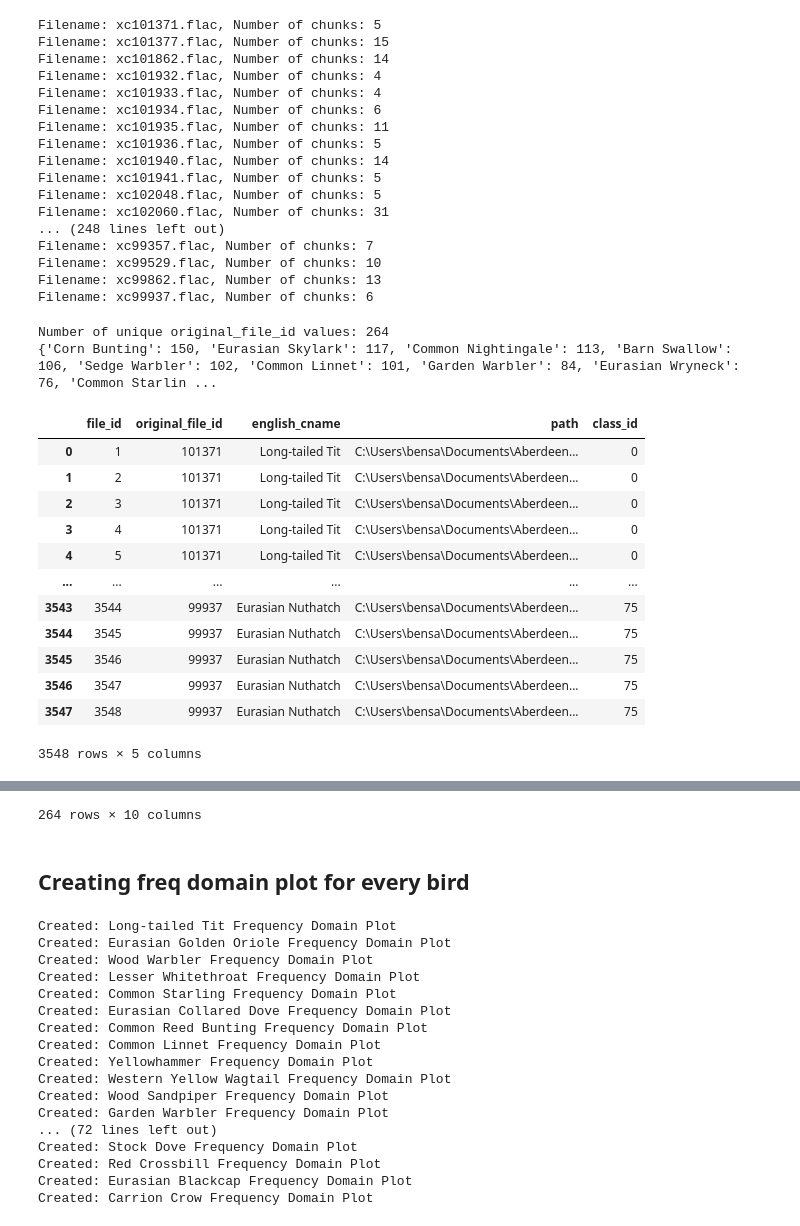
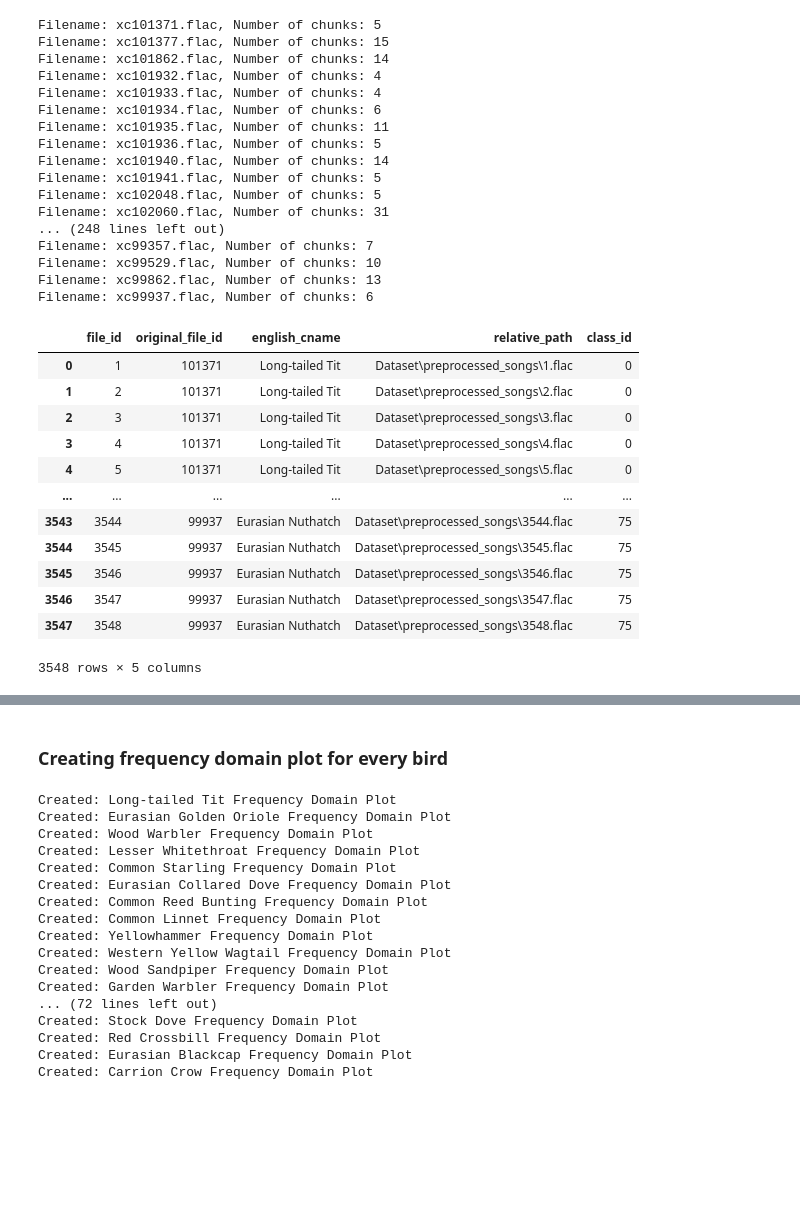
Before and after one commit to Ben-Temming/BirdClassification, a Jupyter notebook: DataPreprocessing.ipynb, the cells around one changed output, grey strips where cells are left out. Cells and saved outputs as stored; diff of their text form; code cells hidden in the pictures; blank space fills up the shorter version.

```diff
--- a/DataPreprocessing.ipynb
+++ b/DataPreprocessing.ipynb
@@ -25,7 +19,8 @@ from utils import *
 current_dir = os.getcwd()
 songs_path = os.path.join(current_dir, "Dataset\\songs\\songs")
 spectrograms_path = os.path.join(current_dir, "Dataset\\spectrograms")
-preprocessed_songs_path = os.path.join(current_dir, "Dataset\\preprocessed_songs")
+relative_proccessed_song_path = "Dataset\\preprocessed_songs" #needed to save the relative paths of the preprocessed audio files
+preprocessed_songs_path = os.path.join(current_dir, relative_proccessed_song_path)
 # %%
 #load the metadata dataframe
 file_name = "Dataset\\birdsong_metadata.csv"
@@ -164,0 +128,11 @@ relative path, original id, bird species
+# %%
+#load the class id to name mapping
+dict_file_path = "Dataset\\class_id_to_name_mapping.json"
+with open(dict_file_path, "r") as file:
+    load_dict = json.load(file)
+    #convert the keys to integers
+    class_id_to_name_dict = {int(key): value for key, value in load_dict.items()}
+
+#create bird name to class id mappig
+name_to_class_id_dict = {value: key for key, value in class_id_to_name_dict.items()}
+print(name_to_class_id_dict)
@@ -167,7 +143,7 @@ relative path, original id, bird species
 id_list = []
 original_id_list = []
 english_cname_list = []
-path_list = []
+relative_path_list = []
 
 #get all audio files
 audio_files = os.listdir(songs_path)
@@ -199,8 +175,8 @@ for file_name in audio_files:
             original_id_list.append(extracted_number)
             english_cname_list.append(df_birdsongs_metadata.loc[df_birdsongs_metadata['file_id'] == extracted_number,'english_cname'].values[0])
             chunk_file_name = f"{counter}.flac"
-            chunk_path = os.path.join(preprocessed_songs_path, chunk_file_name)
-            path_list.append(chunk_path)
+            relative_chunk_path = os.path.join(relative_proccessed_song_path, chunk_file_name)
+            relative_path_list.append(relative_chunk_path)
 
             #save chunk
             torchaudio.save(chunk_path, waveform_chunk, sample_rate)
@@ -213,16 +189,14 @@ data_dict = {
     "file_id": id_list,
     "original_file_id": original_id_list,
     "english_cname": english_cname_list,
-    "path": path_list,
+    "relative_path": relative_path_list,
 }
 
 #convert the dictionary to a pandas DataFrame
 df_metadata = pd.DataFrame(data_dict)
 
-#assign a unique class id for each bird
-bird_to_class_id = {bird: class_id for class_id, bird in enumerate(df_metadata['english_cname'].unique())}
 #add class id to dataframe
-df_metadata['class_id'] = df_metadata['english_cname'].map(bird_to_class_id)
+df_metadata['class_id'] = df_metadata['english_cname'].map(name_to_class_id_dict)
 
 #save metadata dataframe
 file_name = "Dataset\\metadata.csv"
@@ -247,27 +221,19 @@ Filename: xc99529.flac, Number of chunks: 10
 Filename: xc99862.flac, Number of chunks: 13
 Filename: xc99937.flac, Number of chunks: 6
 # %%
-unique_original_file_id_count = df_metadata['original_file_id'].nunique()
-print(f'Number of unique original_file_id values: {unique_original_file_id_count}')
-print(df_metadata['english_cname'].value_counts().to_dict())
-
 # Display the DataFrame
 display(df_metadata)
-# print(df_birdsongs_metadata.dtypes)
-display(df_birdsongs_metadata)
 # %% [output]
+|  | file_id | original_file_id | english_cname | relative_path | class_id |
+| 0 | 1 | 101371 | Long-tailed Tit | Dataset\preprocessed_songs\1.flac | 0 |
+| 1 | 2 | 101371 | Long-tailed Tit | Dataset\preprocessed_songs\2.flac | 0 |
+| 2 | 3 | 101371 | Long-tailed Tit | Dataset\preprocessed_songs\3.flac | 0 |
+| 3 | 4 | 101371 | Long-tailed Tit | Dataset\preprocessed_songs\4.flac | 0 |
+| 4 | 5 | 101371 | Long-tailed Tit | Dataset\preprocessed_songs\5.flac | 0 |
+| ... | ... | ... | ... | ... | ... |
+| 3543 | 3544 | 99937 | Eurasian Nuthatch | Dataset\preprocessed_songs\3544.flac | 75 |
+| 3544 | 3545 | 99937 | Eurasian Nuthatch | Dataset\preprocessed_songs\3545.flac | 75 |
+| 3545 | 3546 | 99937 | Eurasian Nuthatch | Dataset\preprocessed_songs\3546.flac | 75 |
+| 3546 | 3547 | 99937 | Eurasian Nuthatch | Dataset\preprocessed_songs\3547.flac | 75 |
+| 3547 | 3548 | 99937 | Eurasian Nuthatch | Dataset\preprocessed_songs\3548.flac | 75 |
-Number of unique original_file_id values: 264
-{'Corn Bunting': 150, 'Eurasian Skylark': 117, 'Common Nightingale': 113, 'Barn Swallow': 106, 'Sedge Warbler': 102, 'Common Linnet': 101, 'Garden Warbler': 84, 'Eurasian Wryneck': 76, 'Common Starlin ...
+3548 rows × 5 columns
-|  | file_id | original_file_id | english_cname | path | class_id |
-| 0 | 1 | 101371 | Long-tailed Tit | C:\Users\bensa\Documents\Aberdeen... | 0 |
-| 1 | 2 | 101371 | Long-tailed Tit | C:\Users\bensa\Documents\Aberdeen... | 0 |
-| 2 | 3 | 101371 | Long-tailed Tit | C:\Users\bensa\Documents\Aberdeen... | 0 |
-| 3 | 4 | 101371 | Long-tailed Tit | C:\Users\bensa\Documents\Aberdeen... | 0 |
-| 4 | 5 | 101371 | Long-tailed Tit | C:\Users\bensa\Documents\Aberdeen... | 0 |
-| ... | ... | ... | ... | ... | ... |
-| 3543 | 3544 | 99937 | Eurasian Nuthatch | C:\Users\bensa\Documents\Aberdeen... | 75 |
-| 3544 | 3545 | 99937 | Eurasian Nuthatch | C:\Users\bensa\Documents\Aberdeen... | 75 |
-| 3545 | 3546 | 99937 | Eurasian Nuthatch | C:\Users\bensa\Documents\Aberdeen... | 75 |
-| 3546 | 3547 | 99937 | Eurasian Nuthatch | C:\Users\bensa\Documents\Aberdeen... | 75 |
-| 3547 | 3548 | 99937 | Eurasian Nuthatch | C:\Users\bensa\Documents\Aberdeen... | 75 |
-3548 rows × 5 columns
@@ -286,6 +240,5 @@ Number of unique original_file_id values: 264
-264 rows × 10 columns
 # %% [markdown]
-## Creating freq domain plot for every bird
+### Creating frequency domain plot for every bird
 # %%
 proccessed_birds = []
 
```
Also changed, not shown: parts of 14 cells of this notebook, 4 other files.
